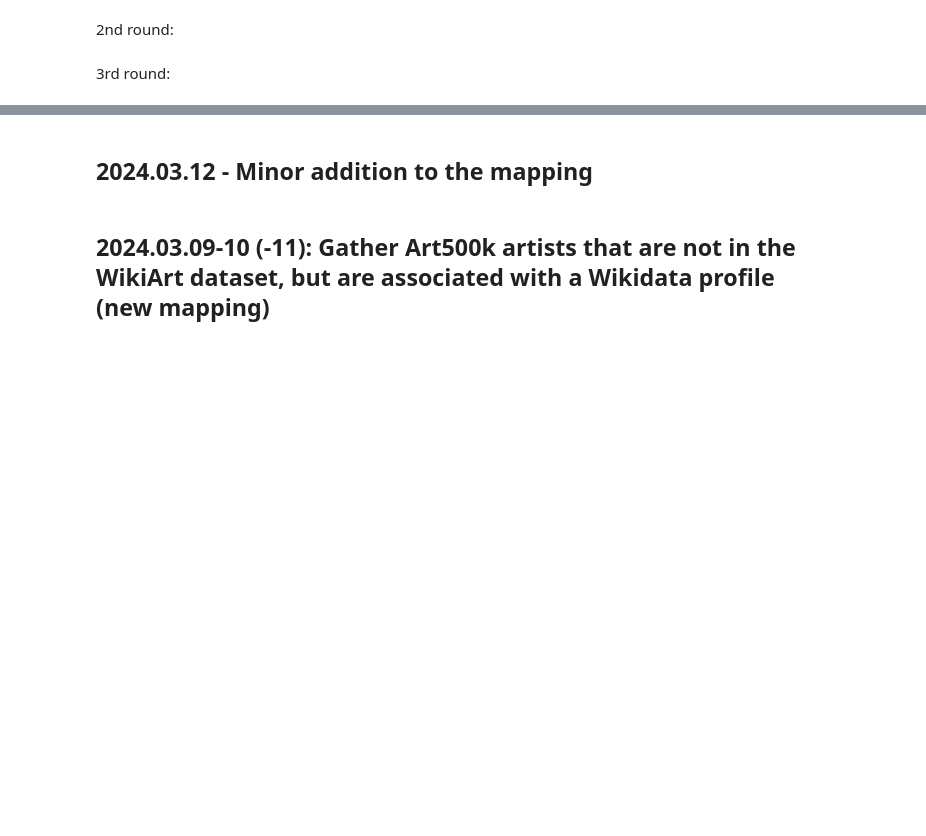
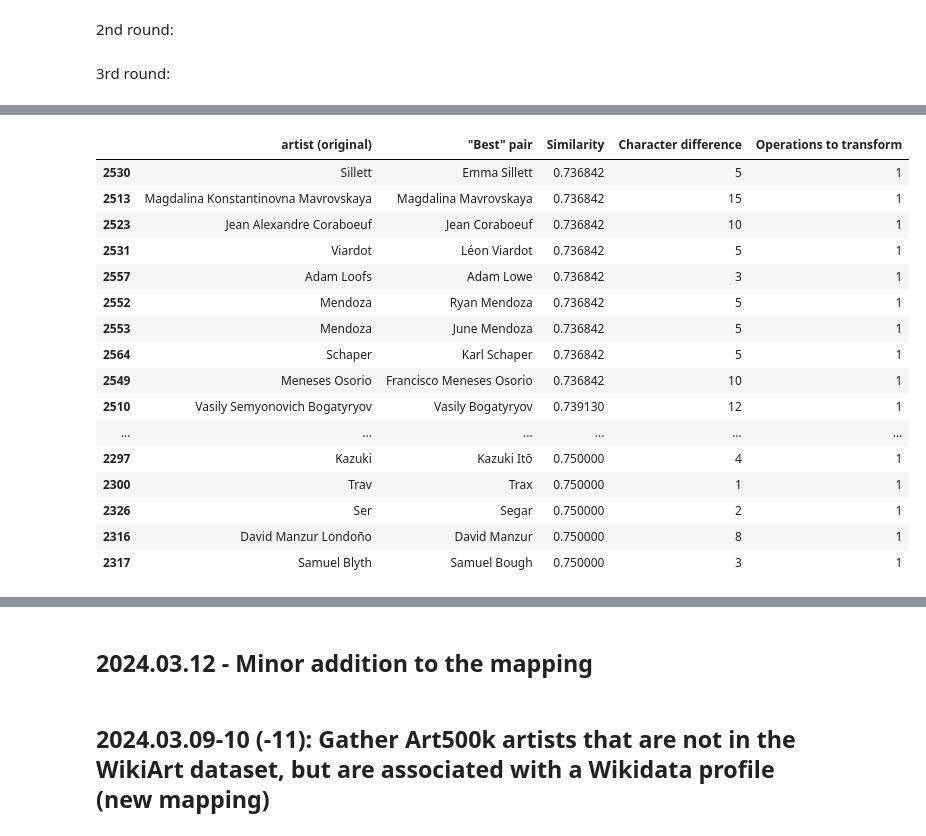
Before and after one commit to me9hanics/PainterPalette, a Jupyter notebook: datasets_notebook.ipynb, the cells around one changed output, grey strips where cells are left out. Drawn from its saved outputs; the diff is of its cells as text; code cells hidden in the pictures; blank space fills up the shorter version.

```diff
--- a/datasets_notebook.ipynb
+++ b/datasets_notebook.ipynb
@@ -293,0 +310,20 @@ no_matches_df, matches_df = move_instances_from_A_to_B_by_index(no_matches_df, m
+# %%
+yet_to_check_df[(yet_to_check_df['Operations to transform']== 1 ) ].sort_values(by=['Similarity'], ascending=True)[ttttttttttttt:tttttttttttttt]
+# %% [output]
+|  | artist (original) | "Best" pair | Similarity | Character difference | Operations to transform |
+| 2530 | Sillett | Emma Sillett | 0.736842 | 5 | 1 |
+| 2513 | Magdalina Konstantinovna Mavrovskaya | Magdalina Mavrovskaya | 0.736842 | 15 | 1 |
+| 2523 | Jean Alexandre Coraboeuf | Jean Coraboeuf | 0.736842 | 10 | 1 |
+| 2531 | Viardot | Léon Viardot | 0.736842 | 5 | 1 |
+| 2557 | Adam Loofs | Adam Lowe | 0.736842 | 3 | 1 |
+| 2552 | Mendoza | Ryan Mendoza | 0.736842 | 5 | 1 |
+| 2553 | Mendoza | June Mendoza | 0.736842 | 5 | 1 |
+| 2564 | Schaper | Karl Schaper | 0.736842 | 5 | 1 |
+| 2549 | Meneses Osorio | Francisco Meneses Osorio | 0.736842 | 10 | 1 |
+| 2510 | Vasily Semyonovich Bogatyryov | Vasily Bogatyryov | 0.739130 | 12 | 1 |
+| ... | ... | ... | ... | ... | ... |
+| 2297 | Kazuki | Kazuki Itō | 0.750000 | 4 | 1 |
+| 2300 | Trav | Trax | 0.750000 | 1 | 1 |
+| 2326 | Ser | Segar | 0.750000 | 2 | 1 |
+| 2316 | David Manzur Londoño | David Manzur | 0.750000 | 8 | 1 |
+| 2317 | Samuel Blyth | Samuel Bough | 0.750000 | 3 | 1 |
```
Also changed, not shown: parts of 7 cells of this notebook.
